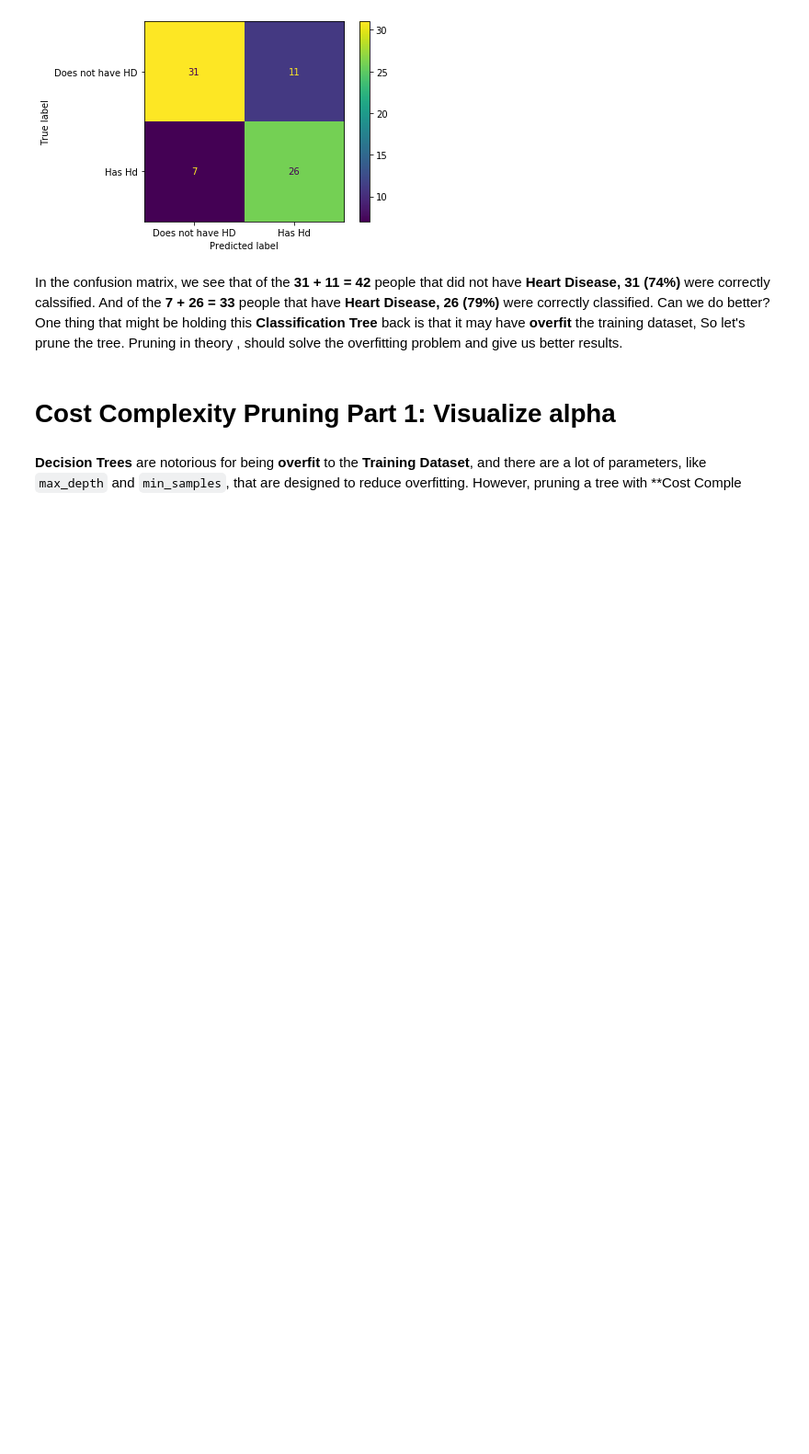
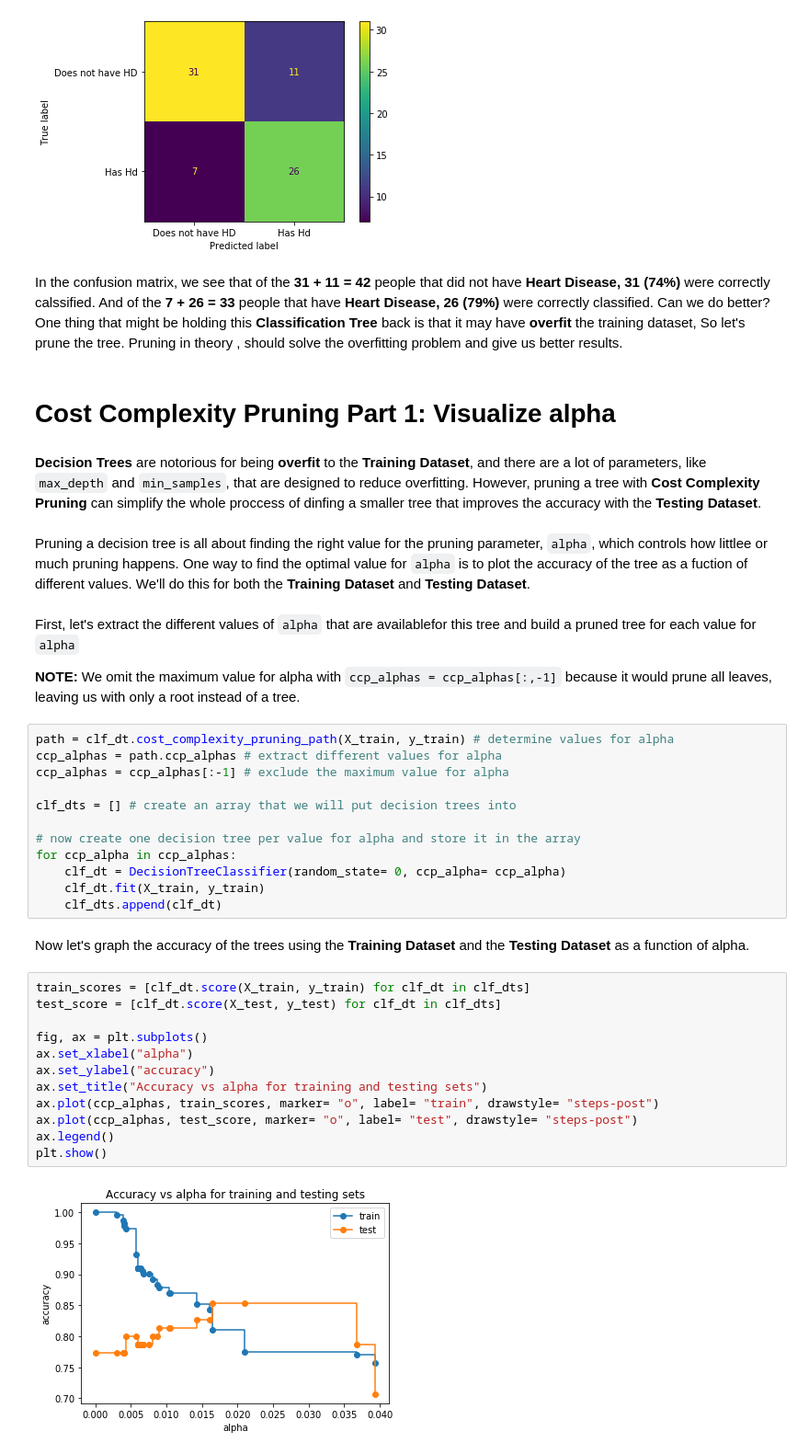
Before and after one commit to SoroushGhaderi/Decision_Trees_From_Start_to_Finish, a Jupyter notebook: Decision_Trees_Classification.ipynb, the cells around one changed output. Shown: that part at 92% size. Cells and saved outputs as stored; diff of their text form; blank space fills up the shorter version.

Commit message:
draw alpha for training and testing sets

```diff
--- a/Decision_Trees_Classification.ipynb
+++ b/Decision_Trees_Classification.ipynb
@@ -401,4 +401,38 @@ In the confusion matrix, we see that of the **31 + 11 = 42** people that did not
 # %% [markdown]
 # Cost Complexity Pruning Part 1: Visualize alpha
 # %% [markdown]
-**Decision Trees** are notorious for being **overfit** to the **Training Dataset**, and there are a lot of parameters, like `max_depth` and `min_samples`, that are designed to reduce overfitting. However, pruning a tree with **Cost Comple
+**Decision Trees** are notorious for being **overfit** to the **Training Dataset**, and there are a lot of parameters, like `max_depth` and `min_samples`, that are designed to reduce overfitting. However, pruning a tree with **Cost Complexity Pruning** can simplify the whole proccess of dinfing a smaller tree that improves the accuracy with the **Testing Dataset**.
+# %% [markdown]
+Pruning a decision tree is all about finding the right value for the pruning parameter, `alpha`, which controls how littlee or much pruning happens. One way to find the optimal value for `alpha` is to plot the accuracy of the tree as a fuction of different values. We'll do this for both the **Training Dataset** and **Testing Dataset**.
+# %% [markdown]
+First, let's extract the different values of `alpha` that are availablefor this tree and build a pruned tree for each value for `alpha`
+
+**NOTE:** We omit the maximum value for alpha with `ccp_alphas = ccp_alphas[:,-1]` because it would prune all leaves, leaving us with only a root instead of a tree.
+# %%
+path = clf_dt.cost_complexity_pruning_path(X_train, y_train) # determine values for alpha
+ccp_alphas = path.ccp_alphas # extract different values for alpha
+ccp_alphas = ccp_alphas[:-1] # exclude the maximum value for alpha
+
+clf_dts = [] # create an array that we will put decision trees into
+
+# now create one decision tree per value for alpha and store it in the array
+for ccp_alpha in ccp_alphas:
+    clf_dt = DecisionTreeClassifier(random_state= 0, ccp_alpha= ccp_alpha)
+    clf_dt.fit(X_train, y_train)
+    clf_dts.append(clf_dt)
+# %% [markdown]
+Now let's graph the accuracy of the trees using the **Training Dataset** and the **Testing Dataset** as a function of alpha.
+# %%
+train_scores = [clf_dt.score(X_train, y_train) for clf_dt in clf_dts]
+test_score = [clf_dt.score(X_test, y_test) for clf_dt in clf_dts]
+
+fig, ax = plt.subplots()
+ax.set_xlabel("alpha")
+ax.set_ylabel("accuracy")
+ax.set_title("Accuracy vs alpha for training and testing sets")
+ax.plot(ccp_alphas, train_scores, marker= "o", label= "train", drawstyle= "steps-post")
+ax.plot(ccp_alphas, test_score, marker= "o", label= "test", drawstyle= "steps-post")
+ax.legend()
+plt.show()
+# %% [output]
+[figure, added]
```
